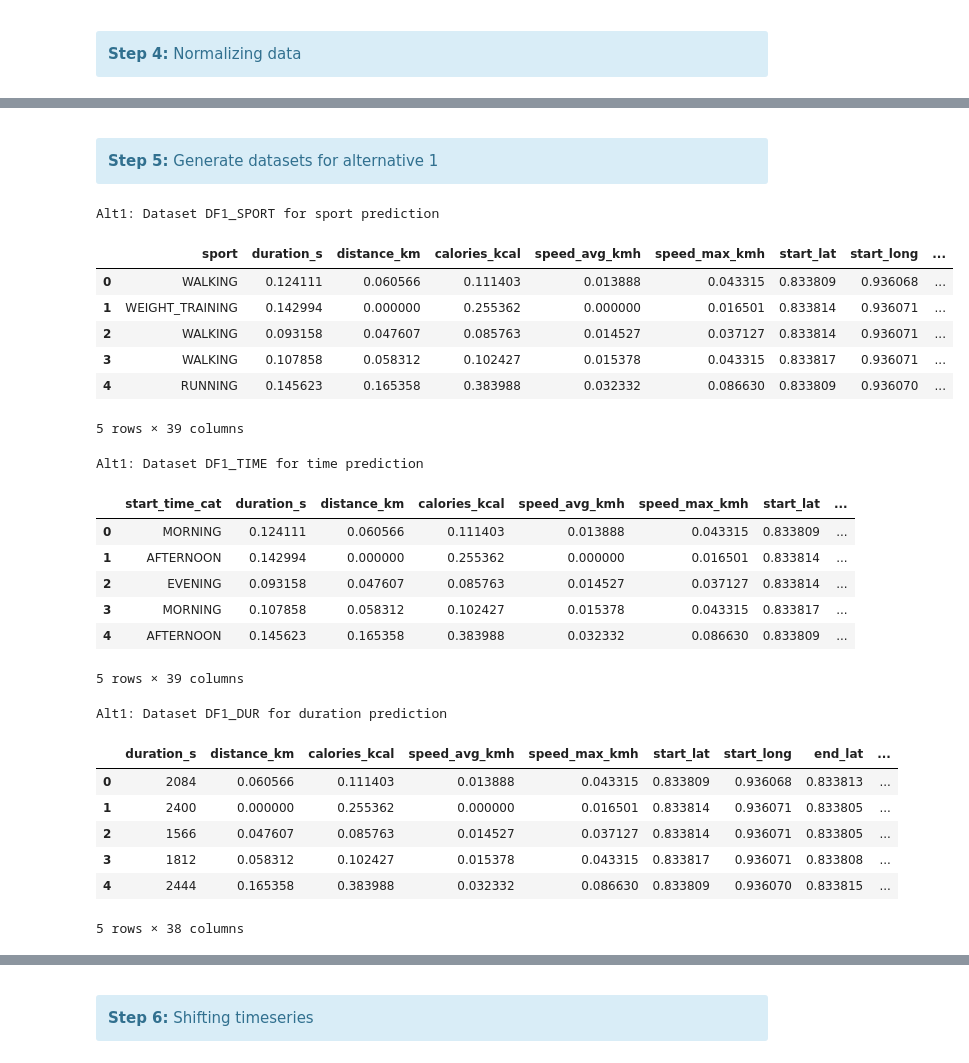
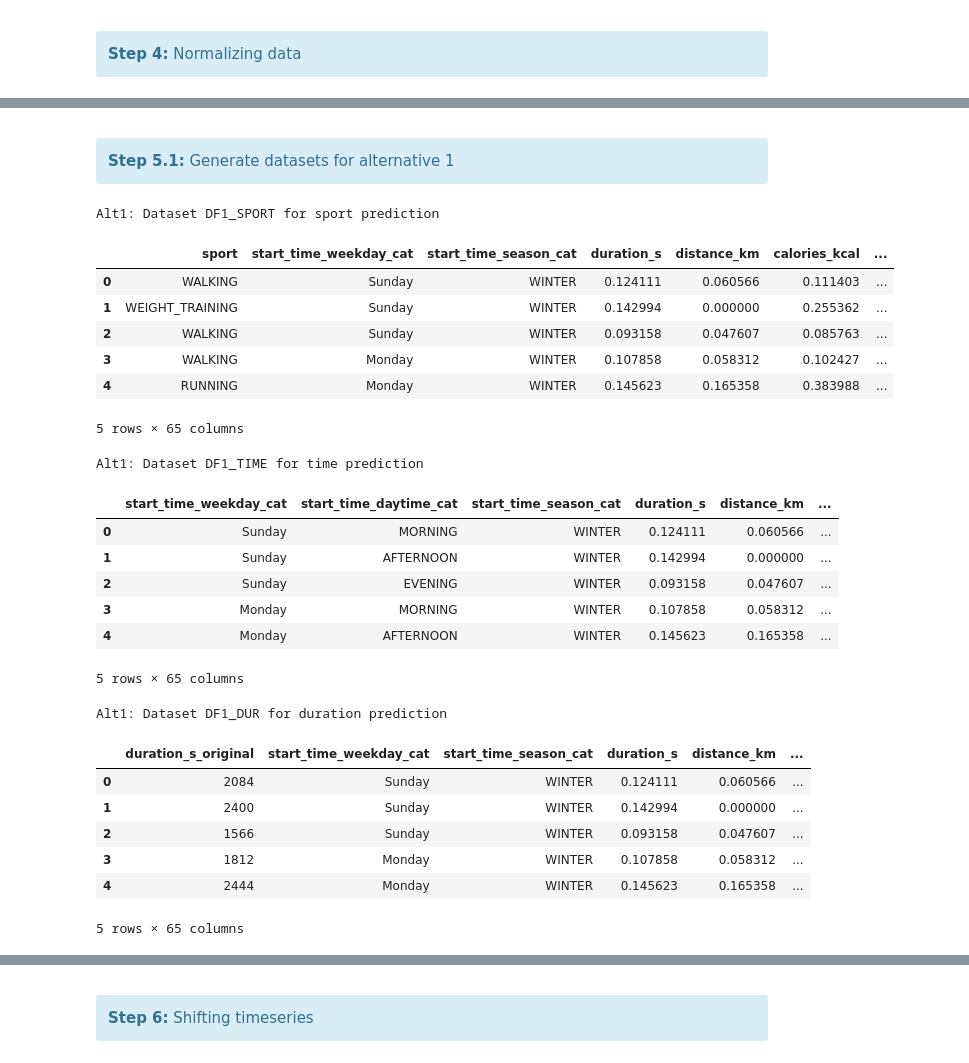
Before and after one commit to Thanhtrannd/WorkoutBigDataPredictiveModel, a Jupyter notebook: main.ipynb, the cells around one changed output, grey strips where cells are left out. Saved outputs shown, nothing was run; the diff lists cells and outputs as text; code cells hidden in the pictures.

```diff
--- a/main.ipynb
+++ b/main.ipynb
@@ -701,10 +748 @@ This stage aims at converting and transforming data to a consistent format for m
 </div>
-# %%
-df = df_res
-
-# Convert to numeric
-df["created_date_num"] = df["created_date"].apply(lambda x: x.strftime("%Y%m%d%H%M%S"))
-df["created_date_num"] = df["created_date_num"].apply(lambda x: float(x))
-
-# Drop the orginal datetime column
-df = df.drop(["created_date"], axis=1)
@@ -813,7 +918,7 @@ display(df.head(5))
     <b>Step 4:</b> Normalizing data
 </div>
 # %%
-def min_max_normalize(df_, reallocate = True):
+def min_max_normalize(df, reallocate = True):
     """
     Normalize numeric columns of provided dataframe
 
@@ -821,21 +926,21 @@ def min_max_normalize(df_, reallocate = True):
     :return dataframe df: dataframe with required columns normalized
     """
     numeric_types = ["float", "float64", "int", "int64", "uint8"]
-    Cols_Idx = df_.shape[1]
+    Cols_Idx = df.shape[1]
     skipped_cols = []
     normalized_cols = []
 
     for c in range(Cols_Idx):
-        if df_.iloc[:,c].dtype in numeric_types:
-            df_.iloc[:,c] = (df_.iloc[:,c]-df_.iloc[:,c].min())/(df_.iloc[:,c].max()-df_.iloc[:,c].min())
+        if df.iloc[:,c].dtype in numeric_types:
+            df.iloc[:,c] = (df.iloc[:,c]-df.iloc[:,c].min())/(df.iloc[:,c].max()-df.iloc[:,c].min())
             normalized_cols.append(c)
         else:
             skipped_cols.append(c)
 
     if reallocate:
-        df_ = df_.iloc[:, skipped_cols + normalized_cols]
+        df = df.iloc[:, skipped_cols + normalized_cols]
 
-    return df_
+    return df
 
 df_norm = df.copy()
 df_norm = min_max_normalize(df_norm)
@@ -851,50 +956,53 @@ display(df_norm.head(5))
 # %% [markdown]
 <a id='handsondata'></a>
 <div class=" alert alert-info">
-    <b>Step 5:</b> Generate datasets for alternative 1
+    <b>Step 5.1:</b> Generate datasets for alternative 1
 </div>
 # %%
 SPORT_CLASS_COL = "sport"
-TIME_CLASS_COL = "start_time_cat"
-DUR_CLASS_COL = "duration_s"
+TIME_CLASS_COL = "start_time_daytime_cat"
+DUR_CLASS_COL = "duration_s_original"
 
 # Create dataset for sport prediction
 print("Alt1: Dataset DF1_SPORT for sport prediction")
-DF1_SPORT = df_norm.drop(["start_time_cat"], axis = 1)
+DF1_SPORT = df_norm.drop([TIME_CLASS_COL], axis = 1)
 display(DF1_SPORT.head(5))
 
 # Create dataset for start time prediction
 print("Alt1: Dataset DF1_TIME for time prediction")
-DF1_TIME = df_norm.drop(["sport"], axis = 1)
+DF1_TIME = df_norm.drop([SPORT_CLASS_COL], axis = 1)
 display(DF1_TIME.head(5))
 
 # Create dataset for duration prediction
 print("Alt1: Dataset DF1_DUR for duration prediction")
-DF1_DUR = df_norm.drop(["start_time_cat", "sport"], axis = 1)
-DF1_DUR["duration_s"] = df["duration_s"]  # Get original duration values
+DF1_DUR = df_norm.drop([TIME_CLASS_COL, SPORT_CLASS_COL], axis = 1)
+DF1_DUR_Cols = DF1_DUR.columns.to_list()
+DF1_DUR[DUR_CLASS_COL] = df["duration_s"]  # Get original duration values
+DF1_DUR = DF1_DUR.loc[:, [DUR_CLASS_COL] + DF1_DUR_Cols]
+
 display(DF1_DUR.head(5))
 # %% [output]
 Alt1: Dataset DF1_SPORT for sport prediction
-|  | sport | duration_s | distance_km | calories_kcal | speed_avg_kmh | speed_max_kmh | start_lat | start_long | ... |
-| 0 | WALKING | 0.124111 | 0.060566 | 0.111403 | 0.013888 | 0.043315 | 0.833809 | 0.936068 | ... |
-| 1 | WEIGHT_TRAINING | 0.142994 | 0.000000 | 0.255362 | 0.000000 | 0.016501 | 0.833814 | 0.936071 | ... |
-| 2 | WALKING | 0.093158 | 0.047607 | 0.085763 | 0.014527 | 0.037127 | 0.833814 | 0.936071 | ... |
-| 3 | WALKING | 0.107858 | 0.058312 | 0.102427 | 0.015378 | 0.043315 | 0.833817 | 0.936071 | ... |
-| 4 | RUNNING | 0.145623 | 0.165358 | 0.383988 | 0.032332 | 0.086630 | 0.833809 | 0.936070 | ... |
+|  | sport | start_time_weekday_cat | start_time_season_cat | duration_s | distance_km | calories_kcal | ... |
+| 0 | WALKING | Sunday | WINTER | 0.124111 | 0.060566 | 0.111403 | ... |
+| 1 | WEIGHT_TRAINING | Sunday | WINTER | 0.142994 | 0.000000 | 0.255362 | ... |
+| 2 | WALKING | Sunday | WINTER | 0.093158 | 0.047607 | 0.085763 | ... |
+| 3 | WALKING | Monday | WINTER | 0.107858 | 0.058312 | 0.102427 | ... |
+| 4 | RUNNING | Monday | WINTER | 0.145623 | 0.165358 | 0.383988 | ... |
-5 rows × 39 columns
+5 rows × 65 columns
 Alt1: Dataset DF1_TIME for time prediction
-|  | start_time_cat | duration_s | distance_km | calories_kcal | speed_avg_kmh | speed_max_kmh | start_lat | ... |
-| 0 | MORNING | 0.124111 | 0.060566 | 0.111403 | 0.013888 | 0.043315 | 0.833809 | ... |
-| 1 | AFTERNOON | 0.142994 | 0.000000 | 0.255362 | 0.000000 | 0.016501 | 0.833814 | ... |
-| 2 | EVENING | 0.093158 | 0.047607 | 0.085763 | 0.014527 | 0.037127 | 0.833814 | ... |
-| 3 | MORNING | 0.107858 | 0.058312 | 0.102427 | 0.015378 | 0.043315 | 0.833817 | ... |
-| 4 | AFTERNOON | 0.145623 | 0.165358 | 0.383988 | 0.032332 | 0.086630 | 0.833809 | ... |
+|  | start_time_weekday_cat | start_time_daytime_cat | start_time_season_cat | duration_s | distance_km | ... |
+| 0 | Sunday | MORNING | WINTER | 0.124111 | 0.060566 | ... |
+| 1 | Sunday | AFTERNOON | WINTER | 0.142994 | 0.000000 | ... |
+| 2 | Sunday | EVENING | WINTER | 0.093158 | 0.047607 | ... |
+| 3 | Monday | MORNING | WINTER | 0.107858 | 0.058312 | ... |
+| 4 | Monday | AFTERNOON | WINTER | 0.145623 | 0.165358 | ... |
-5 rows × 39 columns
+5 rows × 65 columns
 Alt1: Dataset DF1_DUR for duration prediction
-|  | duration_s | distance_km | calories_kcal | speed_avg_kmh | speed_max_kmh | start_lat | start_long | end_lat | ... |
-| 0 | 2084 | 0.060566 | 0.111403 | 0.013888 | 0.043315 | 0.833809 | 0.936068 | 0.833813 | ... |
-| 1 | 2400 | 0.000000 | 0.255362 | 0.000000 | 0.016501 | 0.833814 | 0.936071 | 0.833805 | ... |
-| 2 | 1566 | 0.047607 | 0.085763 | 0.014527 | 0.037127 | 0.833814 | 0.936071 | 0.833805 | ... |
-| 3 | 1812 | 0.058312 | 0.102427 | 0.015378 | 0.043315 | 0.833817 | 0.936071 | 0.833808 | ... |
-| 4 | 2444 | 0.165358 | 0.383988 | 0.032332 | 0.086630 | 0.833809 | 0.936070 | 0.833815 | ... |
+|  | duration_s_original | start_time_weekday_cat | start_time_season_cat | duration_s | distance_km | ... |
+| 0 | 2084 | Sunday | WINTER | 0.124111 | 0.060566 | ... |
+| 1 | 2400 | Sunday | WINTER | 0.142994 | 0.000000 | ... |
+| 2 | 1566 | Sunday | WINTER | 0.093158 | 0.047607 | ... |
+| 3 | 1812 | Monday | WINTER | 0.107858 | 0.058312 | ... |
+| 4 | 2444 | Monday | WINTER | 0.145623 | 0.165358 | ... |
-5 rows × 38 columns
+5 rows × 65 columns
```
Also changed, not shown: parts of 30 cells of this notebook, 2 other files.
